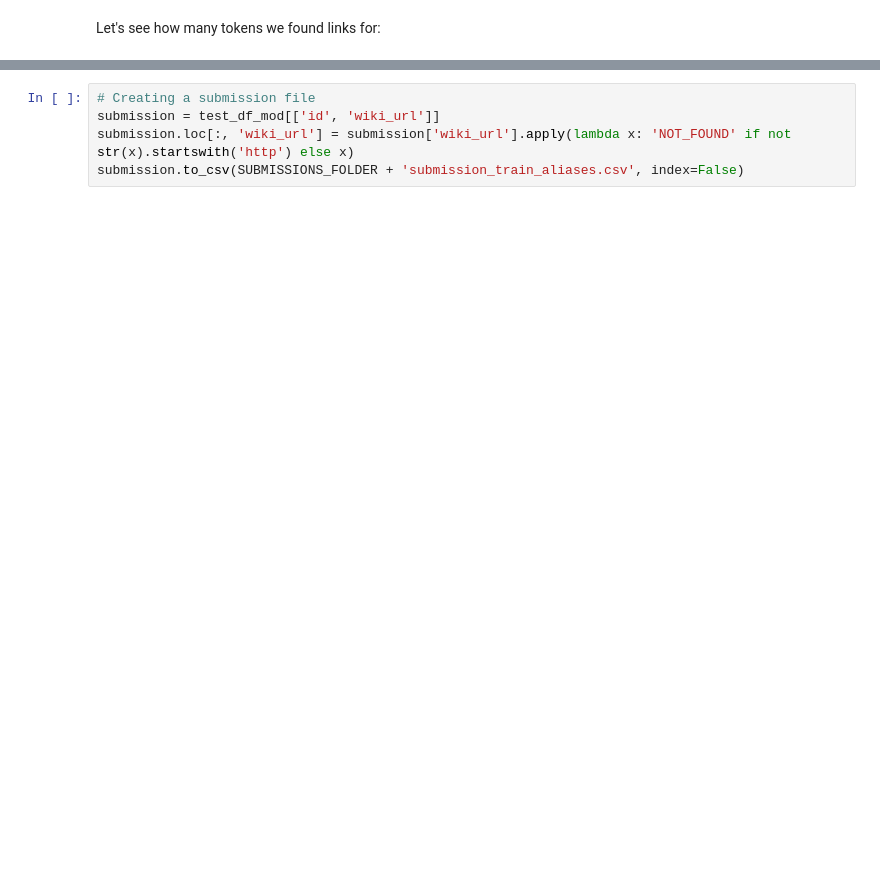
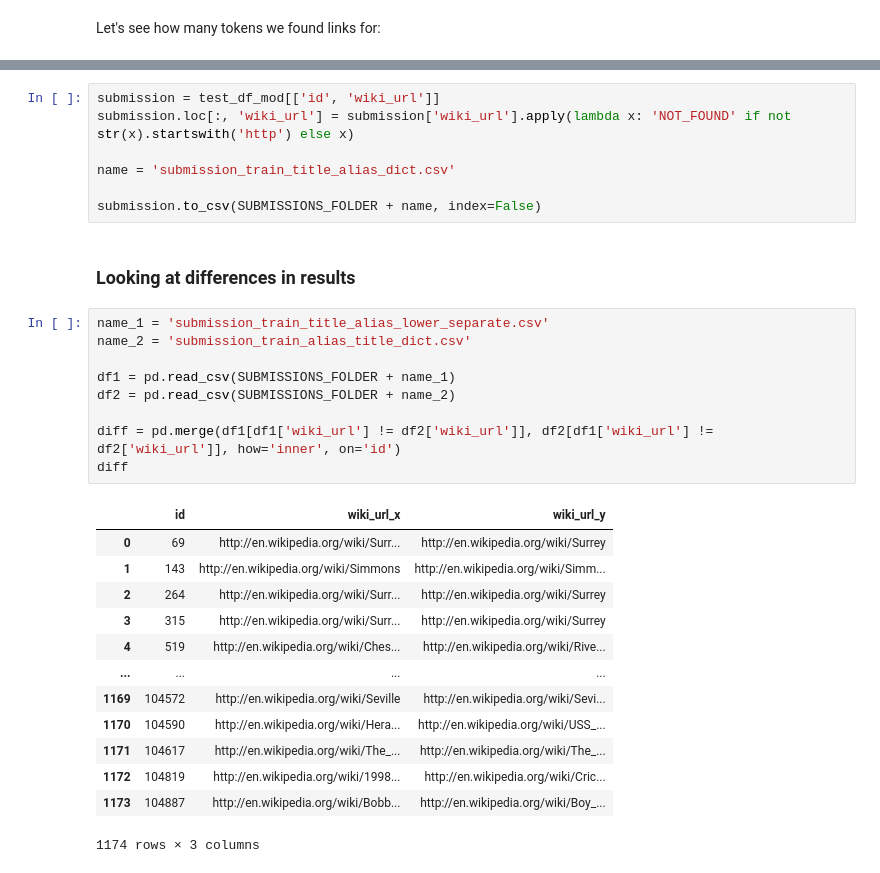
Before and after one commit to DIS-InfoExplorers/Project-3, a Jupyter notebook: Anton_test_bench_1.ipynb, the cells around one changed output, grey strips where cells are left out. Saved outputs shown, nothing was run; the diff lists cells and outputs as text; blank space fills up the shorter version.

Commit message:
0.714 and 2 seconds, dictionaries, match on title, then on alias. TODO: add redirects!

```diff
--- a/Anton_test_bench_1.ipynb
+++ b/Anton_test_bench_1.ipynb
@@ -230,5 +250,32 @@ Now we have 1869 tokens without a link
 # %%
-# Creating a submission file
 submission = test_df_mod[['id', 'wiki_url']]
 submission.loc[:, 'wiki_url'] = submission['wiki_url'].apply(lambda x: 'NOT_FOUND' if not str(x).startswith('http') else x)
-submission.to_csv(SUBMISSIONS_FOLDER + 'submission_train_aliases.csv', index=False)
+
+name = 'submission_train_title_alias_dict.csv'
+
+submission.to_csv(SUBMISSIONS_FOLDER + name, index=False)
+# %% [markdown]
+### Looking at differences in results
+# %%
+name_1 = 'submission_train_title_alias_lower_separate.csv'
+name_2 = 'submission_train_alias_title_dict.csv'
+
+df1 = pd.read_csv(SUBMISSIONS_FOLDER + name_1)
+df2 = pd.read_csv(SUBMISSIONS_FOLDER + name_2)
+
+diff = pd.merge(df1[df1['wiki_url'] != df2['wiki_url']], df2[df1['wiki_url'] != df2['wiki_url']], how='inner', on='id')
+diff
+# %% [output]
+|  | id | wiki_url_x | wiki_url_y |
+| 0 | 69 | http://en.wikipedia.org/wiki/Surr... | http://en.wikipedia.org/wiki/Surrey |
+| 1 | 143 | http://en.wikipedia.org/wiki/Simmons | http://en.wikipedia.org/wiki/Simm... |
+| 2 | 264 | http://en.wikipedia.org/wiki/Surr... | http://en.wikipedia.org/wiki/Surrey |
+| 3 | 315 | http://en.wikipedia.org/wiki/Surr... | http://en.wikipedia.org/wiki/Surrey |
+| 4 | 519 | http://en.wikipedia.org/wiki/Ches... | http://en.wikipedia.org/wiki/Rive... |
+| ... | ... | ... | ... |
+| 1169 | 104572 | http://en.wikipedia.org/wiki/Seville | http://en.wikipedia.org/wiki/Sevi... |
+| 1170 | 104590 | http://en.wikipedia.org/wiki/Hera... | http://en.wikipedia.org/wiki/USS_... |
+| 1171 | 104617 | http://en.wikipedia.org/wiki/The_... | http://en.wikipedia.org/wiki/The_... |
+| 1172 | 104819 | http://en.wikipedia.org/wiki/1998... | http://en.wikipedia.org/wiki/Cric... |
+| 1173 | 104887 | http://en.wikipedia.org/wiki/Bobb... | http://en.wikipedia.org/wiki/Boy_... |
+1174 rows × 3 columns
```
Also changed, not shown: parts of 13 cells of this notebook.
